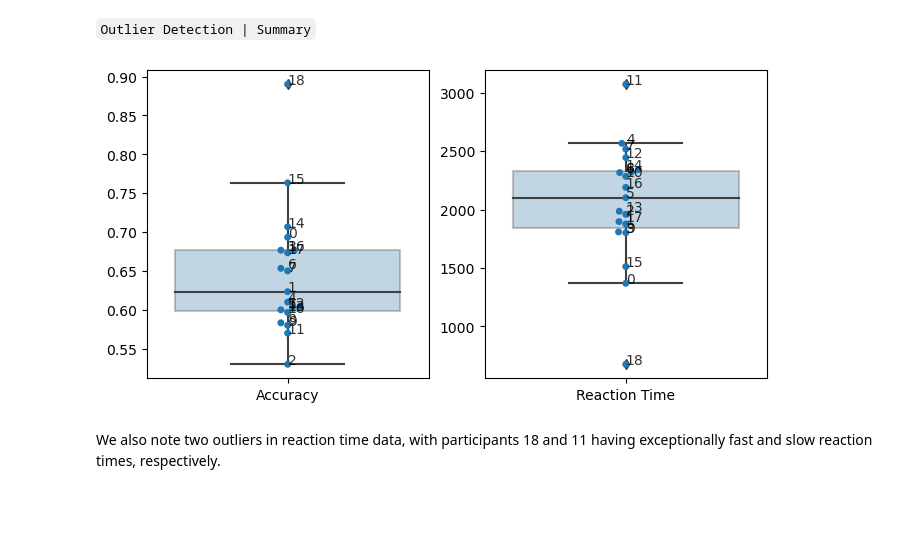
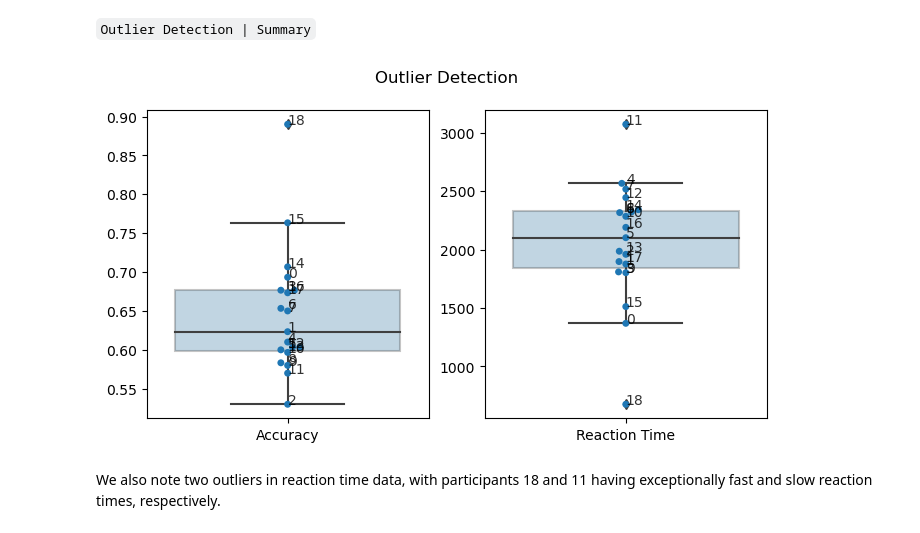
Before and after one commit to pulkitgoyal56/CCCP, a Jupyter notebook: CCCP.ipynb, the cells around one changed output. Drawn from its saved outputs; the diff is of its cells as text; code cells hidden in the pictures; blank space fills up the shorter version.

```diff
--- a/CCCP.ipynb
+++ b/CCCP.ipynb
@@ -105,5 +107,5 @@ def print_(*args, **kwargs):
 # %%
-def boxplots(a, box_labels, ax, point_labels=PARTICIPANTS):
+def boxplots(a, box_labels, ax, point_labels=PARTICIPANTS, title=None):
     df = pd.DataFrame(np.array([np.array(a_i).flatten() for a_i in a]).T, columns=box_labels)
     sns.boxplot(data=df, ax=ax, boxprops=dict(alpha=.3))
     sns.swarmplot(data=df, ax=ax)
@@ -111,4 +113,6 @@ def boxplots(a, box_labels, ax, point_labels=PARTICIPANTS):
     for i, k in enumerate(point_labels):
         for j, a_i in enumerate(a):
             ax.text(j, a_i[i], k, alpha=0.8)
+
+    if title: ax.set_title(title)
 # %% [markdown]
@@ -286,9 +290,10 @@ print_(detect_outliers(par_RT));
 # %%
 fig, ax = plt.subplots(1, 2, figsize=(8, 4))
 boxplots([par_correct], ['Accuracy'], ax[0])
 boxplots([par_RT], ['Reaction Time'], ax[1])
+fig.suptitle('Outlier Detection');
 # %% [output]
-[figure, old version]
+[figure, new version]
 # %% [markdown]
 We also note two outliers in reaction time data, with participants 18 and 11 having exceptionally fast and slow reaction times, respectively.
 # %% [markdown]
```
Also changed, not shown: parts of 12 cells of this notebook.
